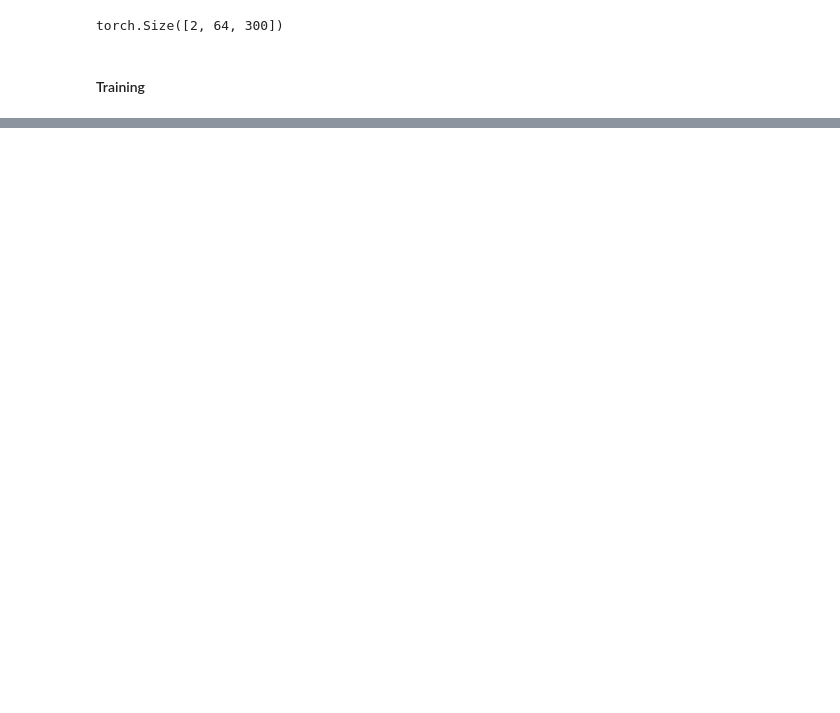
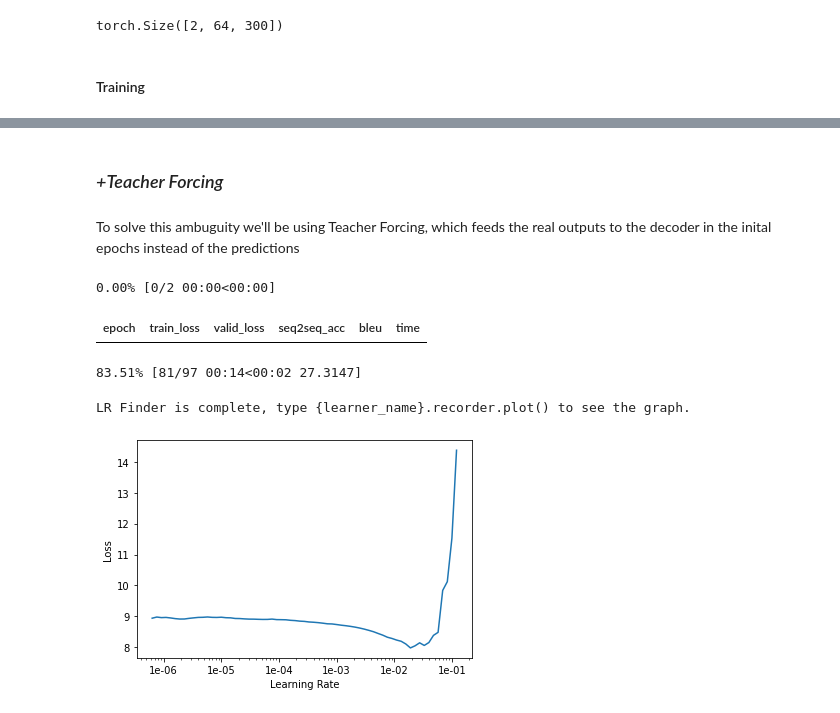
Before and after one commit to deep1401/Ablation-Analysis-of-Seq2Seq-Models-and-Vanilla-Transformers-for-Spanish-to-English-Translation, a Jupyter notebook: Neural_Machine_Translation.ipynb, the cells around one changed output, grey strips where cells are left out. Drawn from its saved outputs; the diff is of its cells as text; code cells hidden in the pictures; blank space fills up the shorter version.

```diff
--- a/Neural_Machine_Translation.ipynb
+++ b/Neural_Machine_Translation.ipynb
@@ -372,0 +440,2 @@ learn.fit_one_cycle(4,1e-3)
+# %%
+learn.fit_one_cycle(4, 1e-3)
@@ -372,0 +481,15 @@ learn.fit_one_cycle(4,1e-3)
+# %% [markdown]
+### *+Teacher Forcing*
+# %% [markdown]
+To solve this ambuguity we'll be using Teacher Forcing, which feeds the real outputs to the decoder in the inital epochs instead of the predictions
+# %%
+class TeacherForcing(LearnerCallback):
+  def __init__(self, learn, end_epoch):
+    super().__init__(learn)
+    self.end_epoch = end_epoch
+
+  def on_batch_begin(self, last_input, last_target, train, **kwargs):
+    if train: return {'last_input': [last_input, last_target]}
+
+  def on_epoch_begin(self, epoch, **kwargs):
+    self.learn.model.pr_force = 1 - epoch/self.end_epoch
@@ -372,0 +547,14 @@ learn.fit_one_cycle(4,1e-3)
+# %%
+rnn_tf = Seq2SeqRNN_tf(emb_enc, emb_dec, 256, 120)
+
+tf_learn = Learner(data, rnn_tf, loss_func=seq2seqloss, metrics=[seq2seq_acc, CorpusBleu(len(data.y.vocab.itos))],
+                   callback_fns=partial(TeacherForcing, end_epoch = 3))
+# %%
+tf_learn.lr_find()
+tf_learn.recorder.plot()
+# %% [output]
+0.00% [0/2 00:00<00:00]
+| epoch | train_loss | valid_loss | seq2seq_acc | bleu | time |
+83.51% [81/97 00:14<00:02 27.3147]
+LR Finder is complete, type {learner_name}.recorder.plot() to see the graph.
+[figure, added]
```
Also changed, not shown: parts of 37 cells of this notebook.
